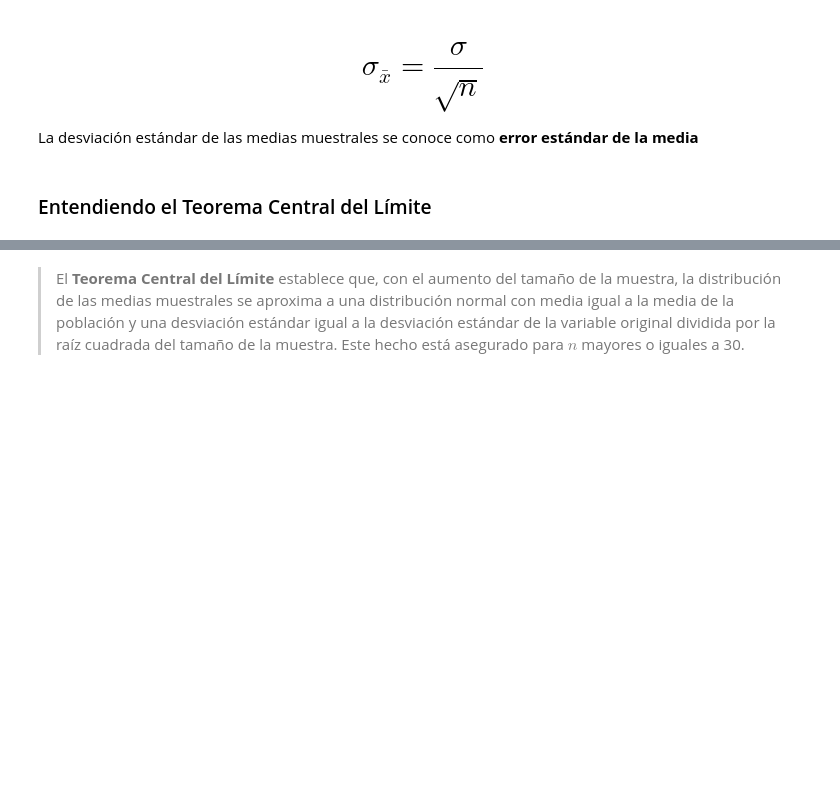
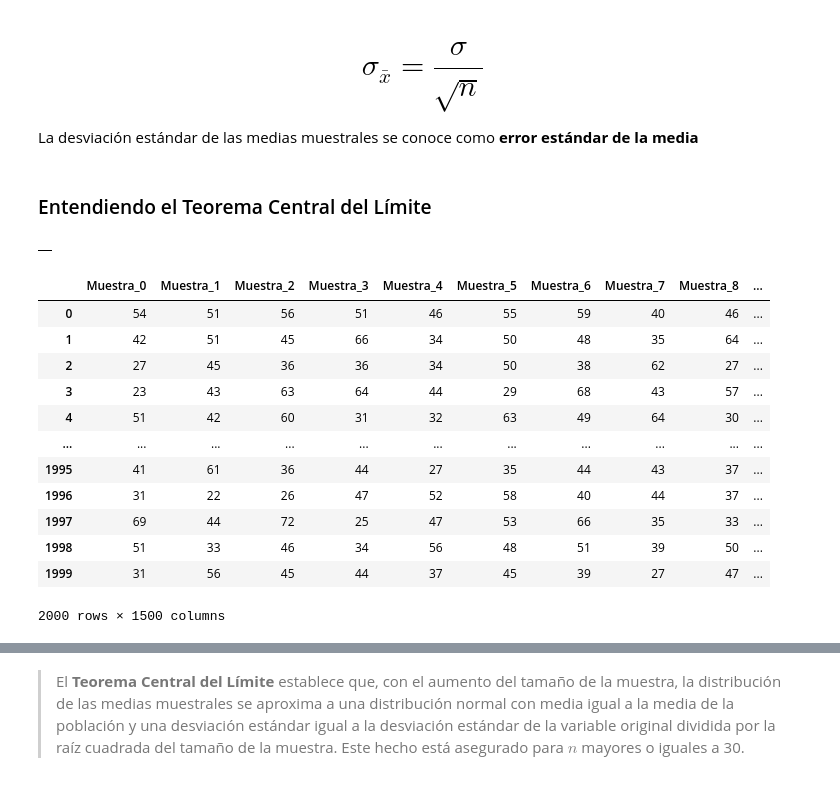
Before and after one commit to lukitasmois/Estadstica-con-Python-Probabilidad-y-muestreo, a Jupyter notebook: Inicial.ipynb, the cells around one changed output, grey strips where cells are left out. Drawn from its saved outputs; the diff is of its cells as text; code cells hidden in the pictures; blank space fills up the shorter version.

```diff
--- a/Inicial.ipynb
+++ b/Inicial.ipynb
@@ -985,0 +989,5 @@ La desviación estándar de las medias muestrales se conoce como **error estánd
+# %%
+muestras = pd.DataFrame()
+muestras
+# %% [output]
+|  |
@@ -985,0 +999,16 @@ La desviación estándar de las medias muestrales se conoce como **error estánd
+# %%
+muestras
+# %% [output]
+|  | Muestra_0 | Muestra_1 | Muestra_2 | Muestra_3 | Muestra_4 | Muestra_5 | Muestra_6 | Muestra_7 | Muestra_8 | ... |
+| 0 | 54 | 51 | 56 | 51 | 46 | 55 | 59 | 40 | 46 | ... |
+| 1 | 42 | 51 | 45 | 66 | 34 | 50 | 48 | 35 | 64 | ... |
+| 2 | 27 | 45 | 36 | 36 | 34 | 50 | 38 | 62 | 27 | ... |
+| 3 | 23 | 43 | 63 | 64 | 44 | 29 | 68 | 43 | 57 | ... |
+| 4 | 51 | 42 | 60 | 31 | 32 | 63 | 49 | 64 | 30 | ... |
+| ... | ... | ... | ... | ... | ... | ... | ... | ... | ... | ... |
+| 1995 | 41 | 61 | 36 | 44 | 27 | 35 | 44 | 43 | 37 | ... |
+| 1996 | 31 | 22 | 26 | 47 | 52 | 58 | 40 | 44 | 37 | ... |
+| 1997 | 69 | 44 | 72 | 25 | 47 | 53 | 66 | 35 | 33 | ... |
+| 1998 | 51 | 33 | 46 | 34 | 56 | 48 | 51 | 39 | 50 | ... |
+| 1999 | 31 | 56 | 45 | 44 | 37 | 45 | 39 | 27 | 47 | ... |
+2000 rows × 1500 columns
```
Also changed, not shown: parts of 17 cells of this notebook.
